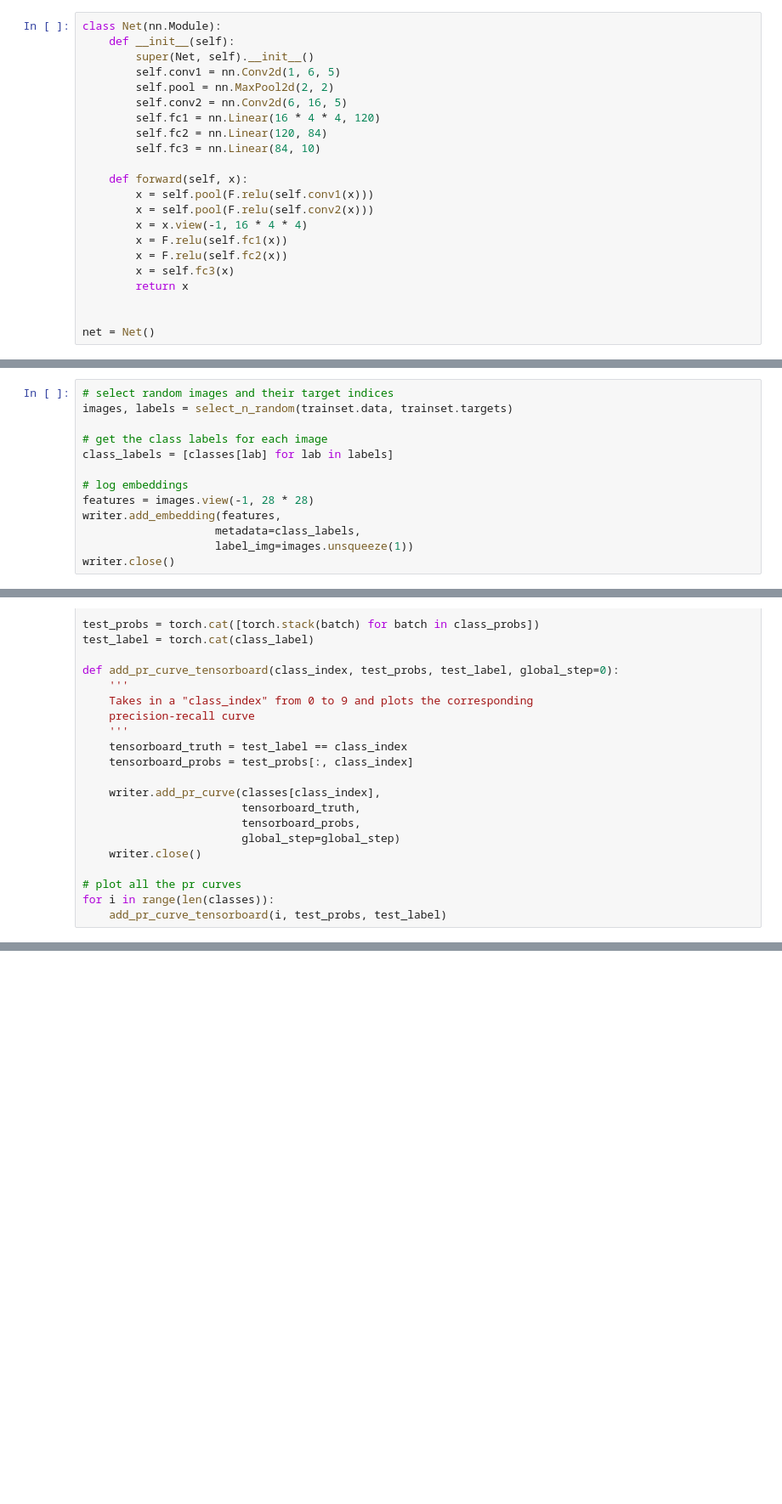
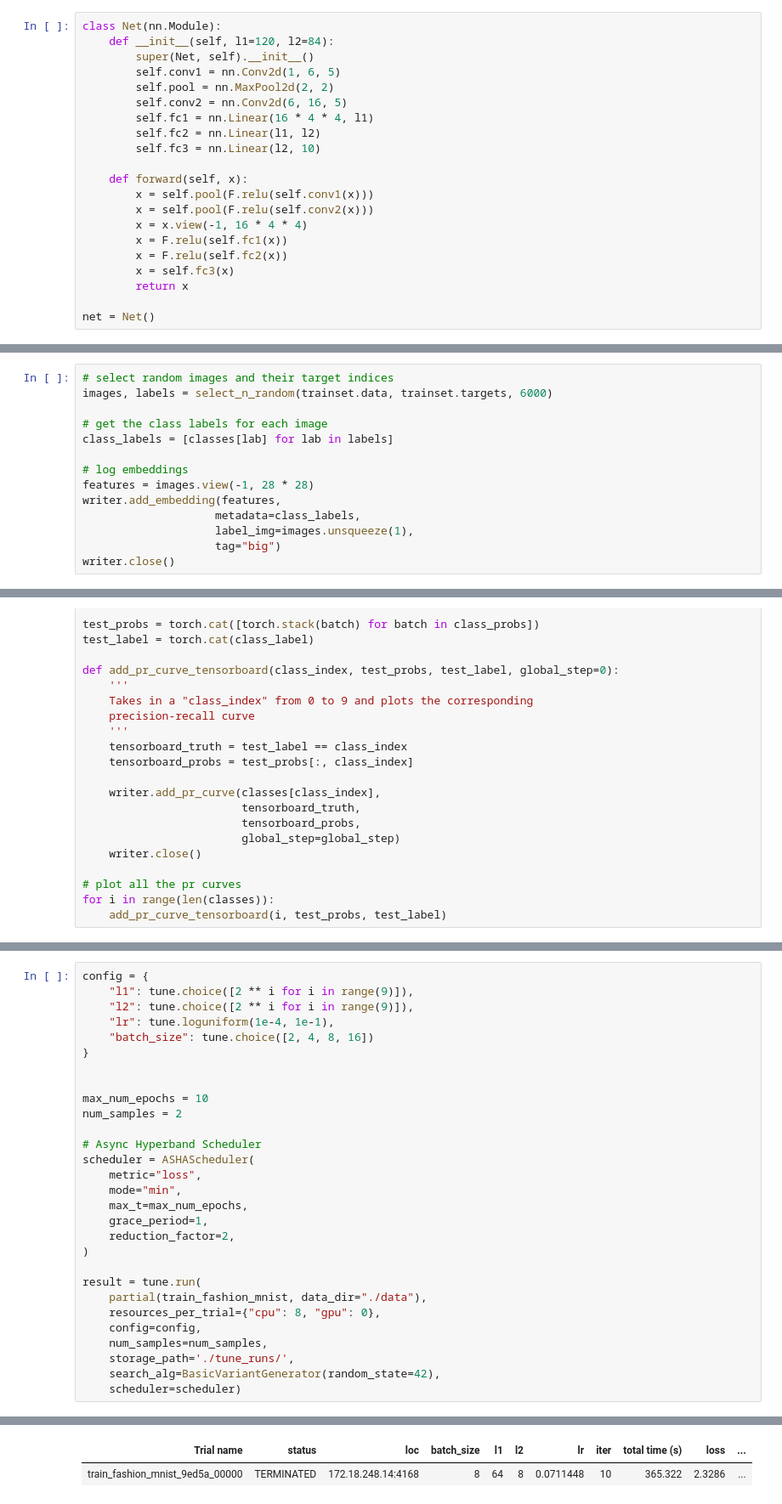
Before and after one commit to LuisaIb/fashion-tuning, a Jupyter notebook: experiment_setup.ipynb, the cells around one changed output, grey strips where cells are left out. Shown at 85% size. Drawn from its saved outputs; the diff is of its cells as text; blank space fills up the shorter version.

```diff
--- a/experiment_setup.ipynb
+++ b/experiment_setup.ipynb
@@ -129,14 +151,14 @@ def plot_classes_preds(net, images, labels):
 ## Model Setup
 # %%
 class Net(nn.Module):
-    def __init__(self):
+    def __init__(self, l1=120, l2=84):
         super(Net, self).__init__()
         self.conv1 = nn.Conv2d(1, 6, 5)
         self.pool = nn.MaxPool2d(2, 2)
         self.conv2 = nn.Conv2d(6, 16, 5)
-        self.fc1 = nn.Linear(16 * 4 * 4, 120)
-        self.fc2 = nn.Linear(120, 84)
-        self.fc3 = nn.Linear(84, 10)
+        self.fc1 = nn.Linear(16 * 4 * 4, l1)
+        self.fc2 = nn.Linear(l1, l2)
+        self.fc3 = nn.Linear(l2, 10)
 
     def forward(self, x):
         x = self.pool(F.relu(self.conv1(x)))
@@ -147,7 +169,6 @@ class Net(nn.Module):
         x = self.fc3(x)
         return x
 
-
 net = Net()
 # %%
 criterion = nn.CrossEntropyLoss()
@@ -177,7 +198,7 @@ writer.add_graph(net, images)
 writer.close()
 # %%
 # select random images and their target indices
-images, labels = select_n_random(trainset.data, trainset.targets)
+images, labels = select_n_random(trainset.data, trainset.targets, 6000)
 
 # get the class labels for each image
 class_labels = [classes[lab] for lab in labels]
@@ -186,7 +207,8 @@ class_labels = [classes[lab] for lab in labels]
 features = images.view(-1, 28 * 28)
 writer.add_embedding(features,
                     metadata=class_labels,
-                    label_img=images.unsqueeze(1))
+                    label_img=images.unsqueeze(1),
+                    tag="big")
 writer.close()
 # %% [output]
 warning: Embedding dir exists, did you set global_step for add_embedding()?
@@ -264,0 +413,30 @@ for i in range(len(classes)):
+# %%
+config = {
+    "l1": tune.choice([2 ** i for i in range(9)]),
+    "l2": tune.choice([2 ** i for i in range(9)]),
+    "lr": tune.loguniform(1e-4, 1e-1),
+    "batch_size": tune.choice([2, 4, 8, 16])
+}
+
+
+max_num_epochs = 10
+num_samples = 2
+
+# Async Hyperband Scheduler
+scheduler = ASHAScheduler(
+    metric="loss",
+    mode="min",
+    max_t=max_num_epochs,
+    grace_period=1,
+    reduction_factor=2,
+)
+
+result = tune.run(
+    partial(train_fashion_mnist, data_dir="./data"),
+    resources_per_trial={"cpu": 8, "gpu": 0},
+    config=config,
+    num_samples=num_samples,
+    storage_path='./tune_runs/',
+    search_alg=BasicVariantGenerator(random_state=42),
+    scheduler=scheduler)
+# %% [output]
@@ -264,0 +453,2 @@ for i in range(len(classes)):
+| Trial name | status | loc | batch_size | l1 | l2 | lr | iter | total time (s) | loss | ... |
+| train_fashion_mnist_9ed5a_00000 | TERMINATED | 172.18.248.14:4168 | 8 | 64 | 8 | 0.0711448 | 10 | 365.322 | 2.3286 | ... |
```
Also changed, not shown: parts of 13 cells of this notebook, 1 other file.
